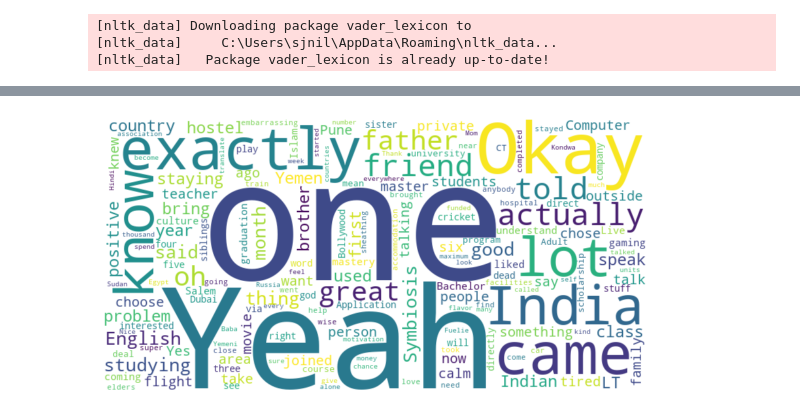
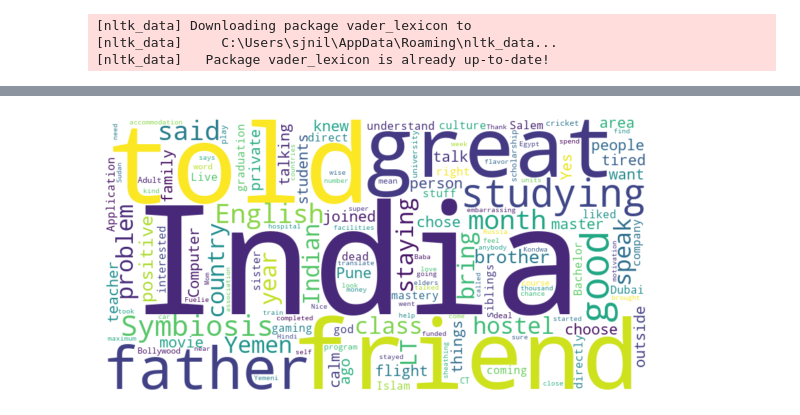
Before and after one commit to sagarnilay/Interview_Analysis_NLP, a Jupyter notebook: main.ipynb, the cells around one changed output, grey strips where cells are left out. Drawn from its saved outputs; the diff is of its cells as text; code cells hidden in the pictures.

```diff
--- a/main.ipynb
+++ b/main.ipynb
@@ -226,11 +223,17 @@ AttributeError: 'str' object has no attribute 'is_stop'
+# %%
+custom_stop_words = {"exactly", "Okay", "okay","yeah", "oh","actually", "Yeah", "lot", "came", "thing", "Yes", "so", "know"}
+# %%
+doc2 = nlp(interviewee_text)
+
+filtered_text = " ".join([token.text for token in doc2 if not token.is_stop and not token.is_punct and token.text.lower() not in custom_stop_words])
 # %%
 from wordcloud import WordCloud
 import matplotlib.pyplot as plt
 
-wordcloud = WordCloud(width=800, height=400, background_color='white').generate(interviewee_text)
+wordcloud = WordCloud(width=800, height=400, background_color='white').generate(filtered_text)
 plt.figure(figsize=(10, 5))
 plt.imshow(wordcloud, interpolation="bilinear")
 plt.axis("off")
 plt.show()
 # %% [output]
-[figure, old version]
+[figure, new version]
```
Also changed, not shown: parts of 1 cell of this notebook, 1 other file.
